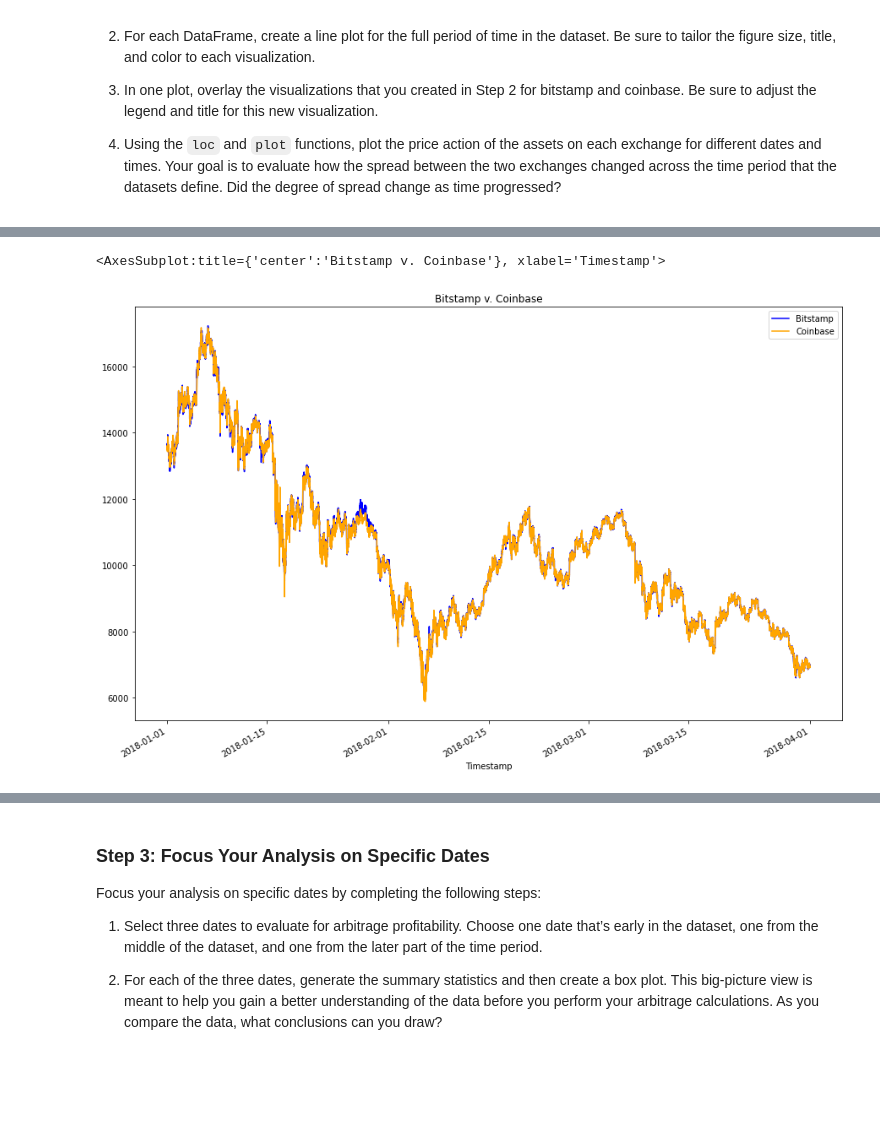
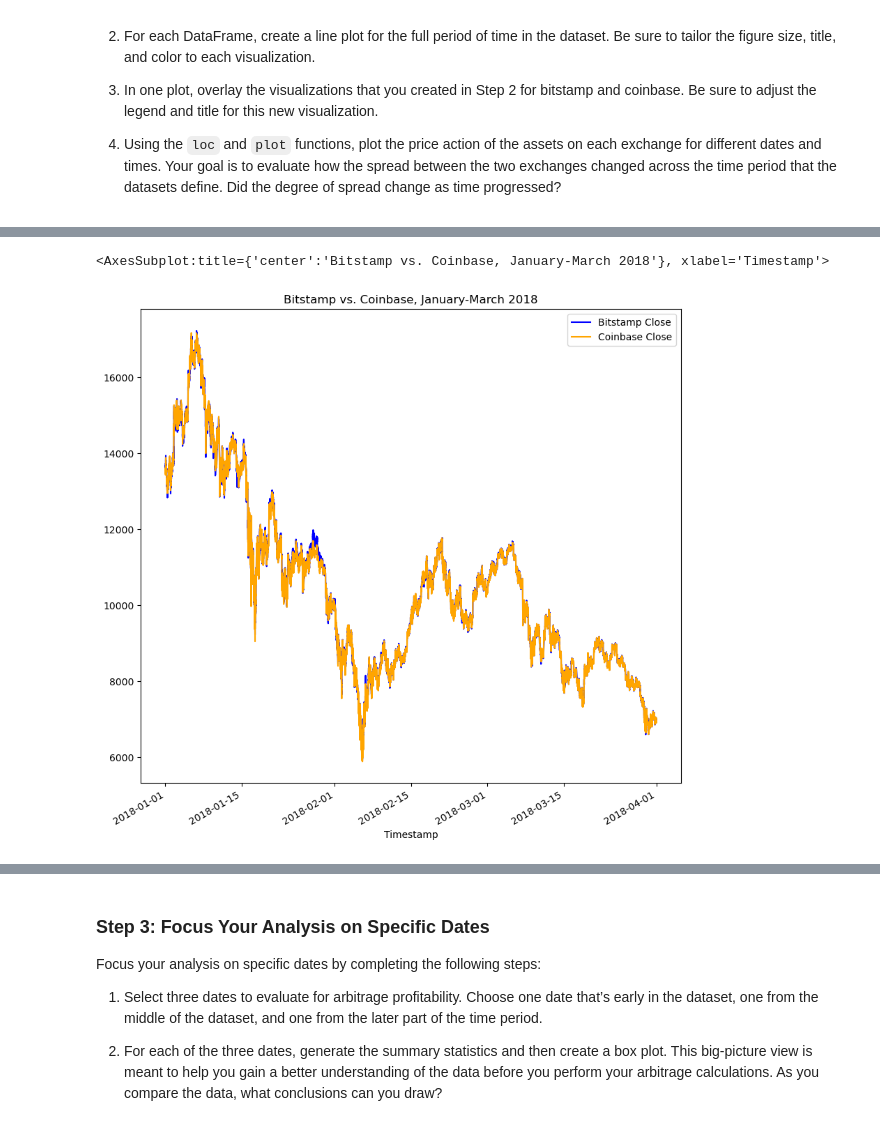
Before and after one commit to rachelannhodson/Crypto_Arbitrage, a Jupyter notebook: Module_3_Challnege/crypto_arbitrage.ipynb, the cells around one changed output, grey strips where cells are left out. Cells and saved outputs as stored; diff of their text form; code cells hidden in the pictures; blank space fills up the shorter version.

```diff
--- a/Module_3_Challnege/crypto_arbitrage.ipynb
+++ b/Module_3_Challnege/crypto_arbitrage.ipynb
@@ -282,11 +291,12 @@ Sort through the time series data associated with the bitstamp and coinbase Data
 # %%
 # Overlay the visualizations for the bitstamp and coinbase DataFrames in one plot
 # The plot should visualize the prices over the full lenth of the dataset
 # Be sure to include the parameters: legend, figure size, title, and color and label
-# YOUR CODE HERE
+bitstamp['Close'].plot(legend=True, figsize=(10, 10), title="Bitstamp vs. Coinbase, January-March 2018", color="blue", label="Bitstamp Close")
+coinbase['Close'].plot(legend=True, figsize=(10, 10), color="orange", label="Coinbase Close")
 # %% [output]
-<AxesSubplot:title={'center':'Bitstamp v. Coinbase'}, xlabel='Timestamp'>
+<AxesSubplot:title={'center':'Bitstamp vs. Coinbase, January-March 2018'}, xlabel='Timestamp'>
-[figure, old version]
+[figure, new version]
 # %%
 # Using the loc and plot functions, create an overlay plot that visualizes
 # the price action of both DataFrames for a one month period early in the dataset
```
Also changed, not shown: parts of 19 cells of this notebook.
